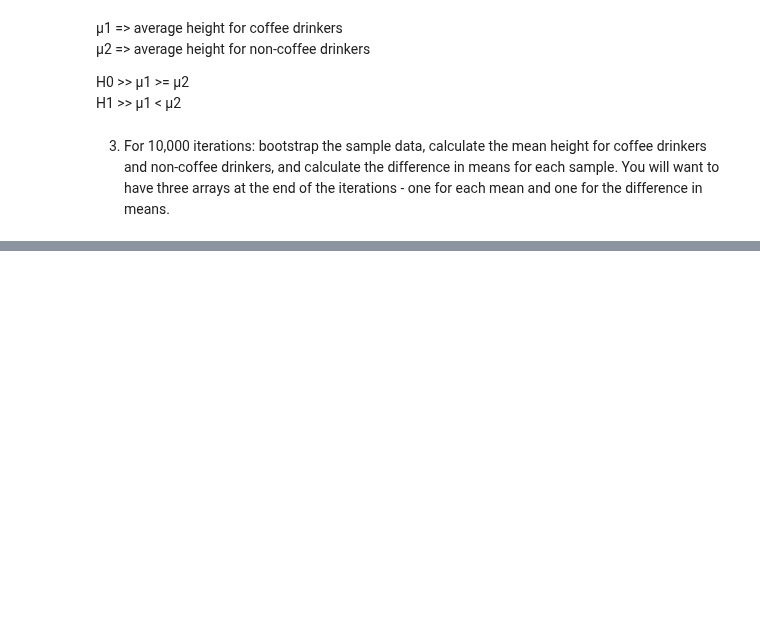
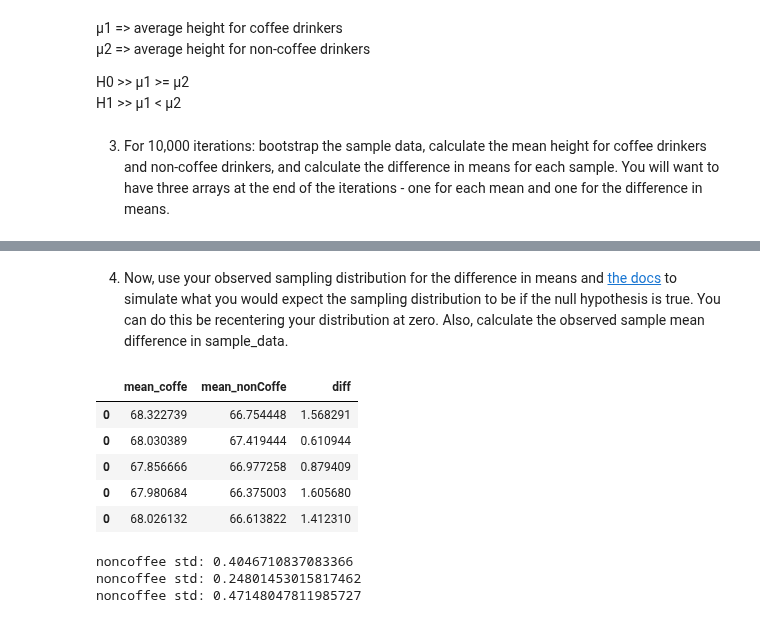
Before and after one commit to vpontello/DataScience_Nanodegree, a Jupyter notebook: 00_Extracurricular/02_Practical_Statistics/practical_statistics.ipynb, the cells around one changed output, grey strips where cells are left out. Saved outputs shown, nothing was run; the diff lists cells and outputs as text; code cells hidden in the pictures; blank space fills up the shorter version.

Commit message:
Exercise: Simulating From the Null Hypothesis Solution

```diff
--- a/00_Extracurricular/02_Practical_Statistics/practical_statistics.ipynb
+++ b/00_Extracurricular/02_Practical_Statistics/practical_statistics.ipynb
@@ -1327,0 +1349,22 @@ H1 >> µ1 < µ2
+# %% [markdown]
+4. Now, use your observed sampling distribution for the difference in means and [the docs](https://docs.scipy.org/doc/numpy-1.13.0/reference/generated/numpy.random.normal.html) to simulate what you would expect the sampling distribution to be if the null hypothesis is true. You can do this be recentering your distribution at zero. Also, calculate the observed sample mean difference in sample_data.
+# %%
+df_bootstrap.head()
+# %% [output]
+|  | mean_coffe | mean_nonCoffe | diff |
+| 0 | 68.322739 | 66.754448 | 1.568291 |
+| 0 | 68.030389 | 67.419444 | 0.610944 |
+| 0 | 67.856666 | 66.977258 | 0.879409 |
+| 0 | 67.980684 | 66.375003 | 1.605680 |
+| 0 | 68.026132 | 66.613822 | 1.412310 |
+# %%
+# The standard deviation of the sampling distribution for the mean of those that do not drink coffee.
+print(f'noncoffee std: {df_bootstrap["mean_nonCoffe"].std()}')
+# The standard deviation of the sampling distribution for the mean of those that drink coffee.
+print(f'noncoffee std: {df_bootstrap["mean_coffe"].std()}')
+# The standard deviation of the sampling distribution for the difference in means of those that drink coffee and those that do not.
+print(f'noncoffee std: {df_bootstrap["diff"].std()}')
+# %% [output]
+noncoffee std: 0.4046710837083366
+noncoffee std: 0.24801453015817462
+noncoffee std: 0.47148047811985727
```
Also changed, not shown: parts of 7 cells of this notebook.
